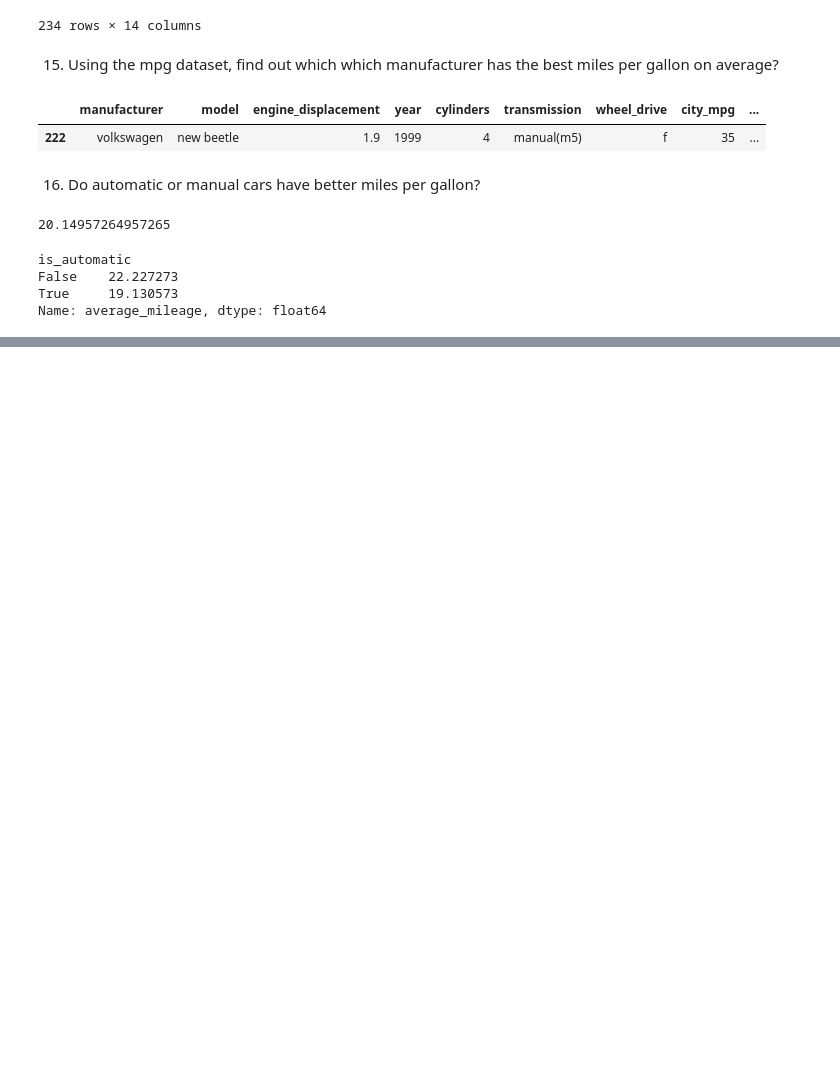
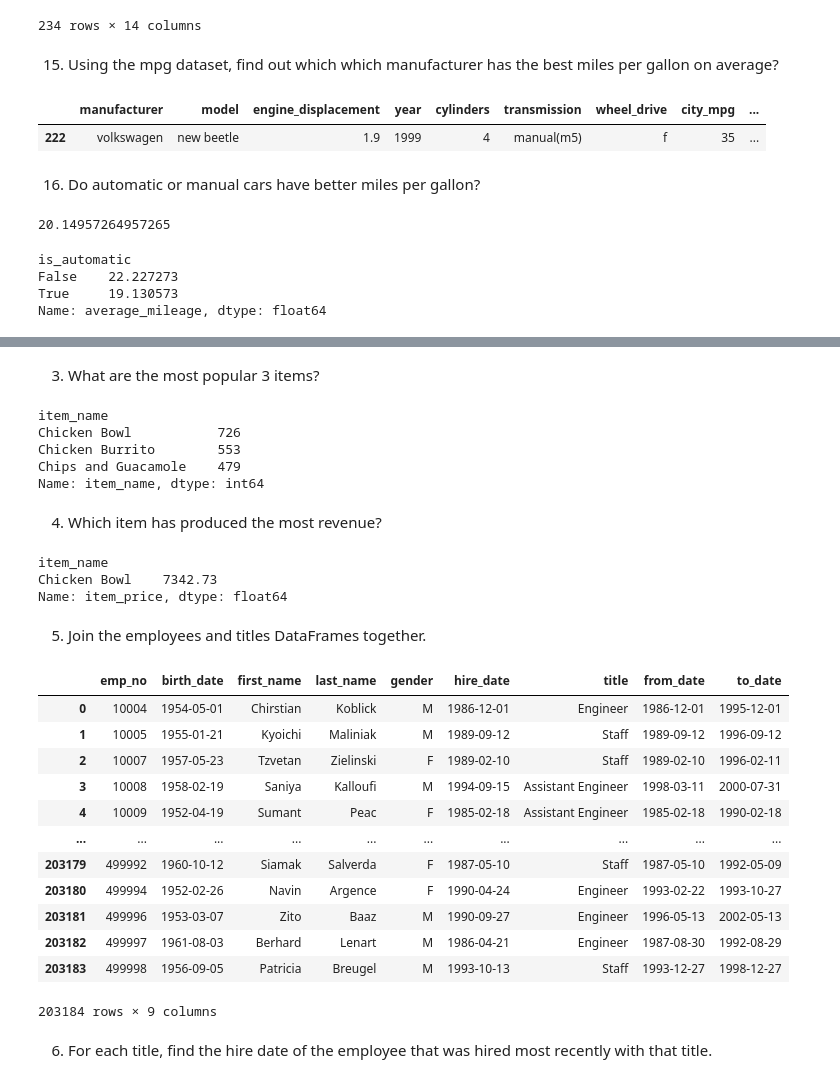
Before and after one commit to chloerwhitaker/numpy-pandas-visualization-exercises, a Jupyter notebook: advanced_dataframes.ipynb, the cells around one changed output, grey strips where cells are left out. Saved outputs shown, nothing was run; the diff lists cells and outputs as text; code cells hidden in the pictures; blank space fills up the shorter version.

```diff
--- a/advanced_dataframes.ipynb
+++ b/advanced_dataframes.ipynb
@@ -439,0 +488,42 @@ Name: average_mileage, dtype: float64
+# %% [markdown]
+3. What are the most popular 3 items?
+# %%
+most_popular_items = chipotle.groupby(by='item_name')['item_name'].count().nlargest(3, keep='all')
+
+most_popular_items
+# %% [output]
+item_name
+Chicken Bowl           726
+Chicken Burrito        553
+Chips and Guacamole    479
+Name: item_name, dtype: int64
+# %% [markdown]
+4. Which item has produced the most revenue?
+# %%
+chipotle.groupby('item_name').item_price.sum().nlargest(1, keep='all')
+# %% [output]
+item_name
+Chicken Bowl    7342.73
+Name: item_price, dtype: float64
+# %% [markdown]
+5. Join the employees and titles DataFrames together.
+# %%
+emp_title = employees.merge(titles, left_on='emp_no', right_on='emp_no', how='inner')
+
+emp_title
+# %% [output]
+|  | emp_no | birth_date | first_name | last_name | gender | hire_date | title | from_date | to_date |
+| 0 | 10004 | 1954-05-01 | Chirstian | Koblick | M | 1986-12-01 | Engineer | 1986-12-01 | 1995-12-01 |
+| 1 | 10005 | 1955-01-21 | Kyoichi | Maliniak | M | 1989-09-12 | Staff | 1989-09-12 | 1996-09-12 |
+| 2 | 10007 | 1957-05-23 | Tzvetan | Zielinski | F | 1989-02-10 | Staff | 1989-02-10 | 1996-02-11 |
+| 3 | 10008 | 1958-02-19 | Saniya | Kalloufi | M | 1994-09-15 | Assistant Engineer | 1998-03-11 | 2000-07-31 |
+| 4 | 10009 | 1952-04-19 | Sumant | Peac | F | 1985-02-18 | Assistant Engineer | 1985-02-18 | 1990-02-18 |
+| ... | ... | ... | ... | ... | ... | ... | ... | ... | ... |
+| 203179 | 499992 | 1960-10-12 | Siamak | Salverda | F | 1987-05-10 | Staff | 1987-05-10 | 1992-05-09 |
+| 203180 | 499994 | 1952-02-26 | Navin | Argence | F | 1990-04-24 | Engineer | 1993-02-22 | 1993-10-27 |
+| 203181 | 499996 | 1953-03-07 | Zito | Baaz | M | 1990-09-27 | Engineer | 1996-05-13 | 2002-05-13 |
+| 203182 | 499997 | 1961-08-03 | Berhard | Lenart | M | 1986-04-21 | Engineer | 1987-08-30 | 1992-08-29 |
+| 203183 | 499998 | 1956-09-05 | Patricia | Breugel | M | 1993-10-13 | Staff | 1993-12-27 | 1998-12-27 |
+203184 rows × 9 columns
+# %% [markdown]
+6. For each title, find the hire date of the employee that was hired most recently with that title.
```
Also changed, not shown: parts of 10 cells of this notebook.
